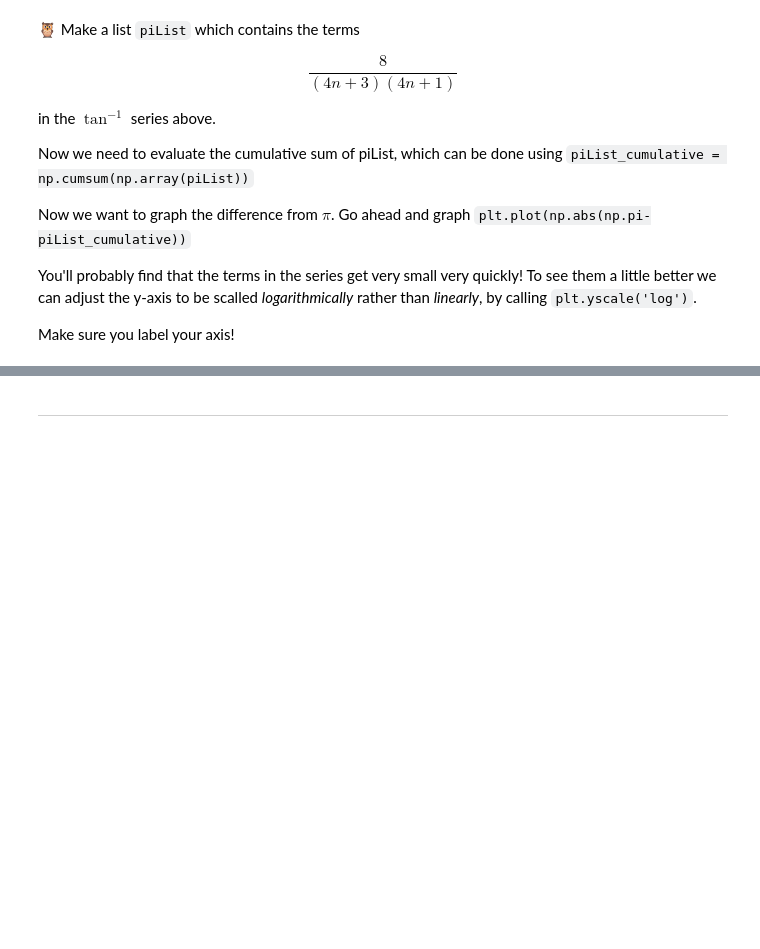
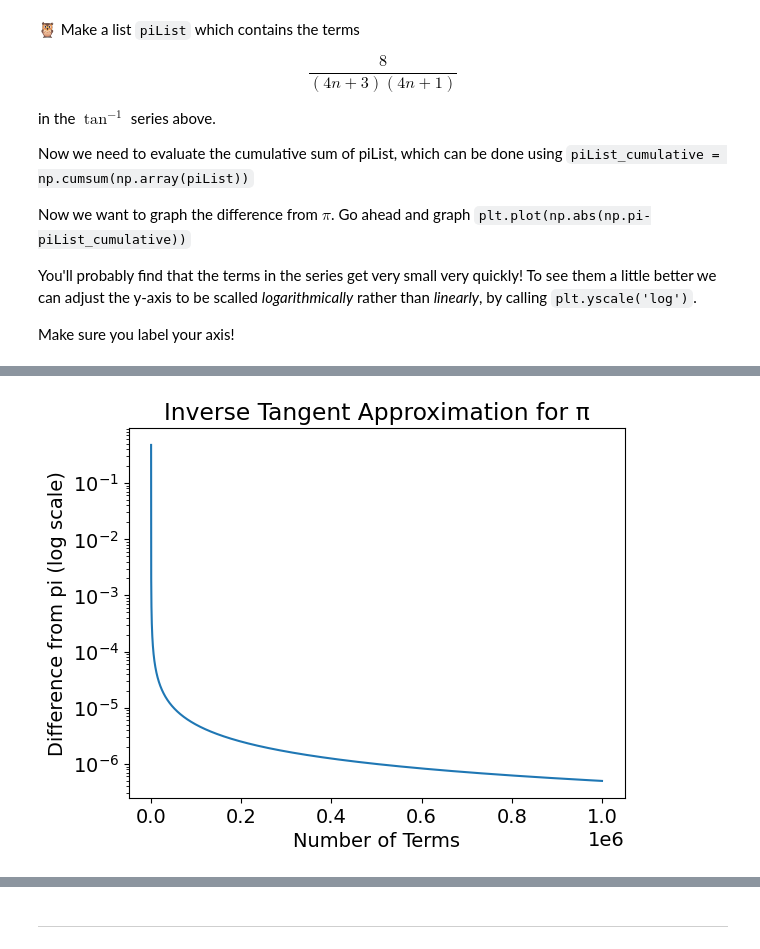
Before and after one commit to mihirt2/mihirt2, a Jupyter notebook: IntroductionToComputationalPhysics/N_Ways_of_Measuring_PI.ipynb, the cells around one changed output, grey strips where cells are left out. Drawn from its saved outputs; the diff is of its cells as text; code cells hidden in the pictures; blank space fills up the shorter version.

```diff
--- a/IntroductionToComputationalPhysics/N_Ways_of_Measuring_PI.ipynb
+++ b/IntroductionToComputationalPhysics/N_Ways_of_Measuring_PI.ipynb
@@ -94,0 +95,7 @@ Let us start with a loop.
+# %%
+# ANSWER ME
+total = 0
+for n in range(0,int(1e6+1)):
+  total += 8/((4*n+3)*(4*n+1))
+  if n in [10,100,10000,1000000]:
+    print(n,total,abs(total-math.pi))
@@ -158,3 +168,15 @@ Make sure you label your axis!
+# %%
+#ANSWER ME
+piList = [8/((4*n+3)*(4*n+1)) for n in range(0,int(1e6+1))]
+piList_cumulative = np.cumsum(np.array(piList))
+plt.plot(np.abs(np.pi-piList_cumulative))
+plt.xlabel("Number of Terms")
+plt.ylabel("Difference from pi (log scale)")
+plt.title("Inverse Tangent Approximation for \u03C0")
+plt.yscale('log')
+plt.show()
+# %% [output]
+[figure, added]
 # %% [markdown]
 <div><img src="https://clark.physics.illinois.edu/246img/AnsEnd.svg" width=200 align=left alt="Answer (end)"></img><br></div>
 # %% [markdown]
```
Also changed, not shown: parts of 26 cells of this notebook.
